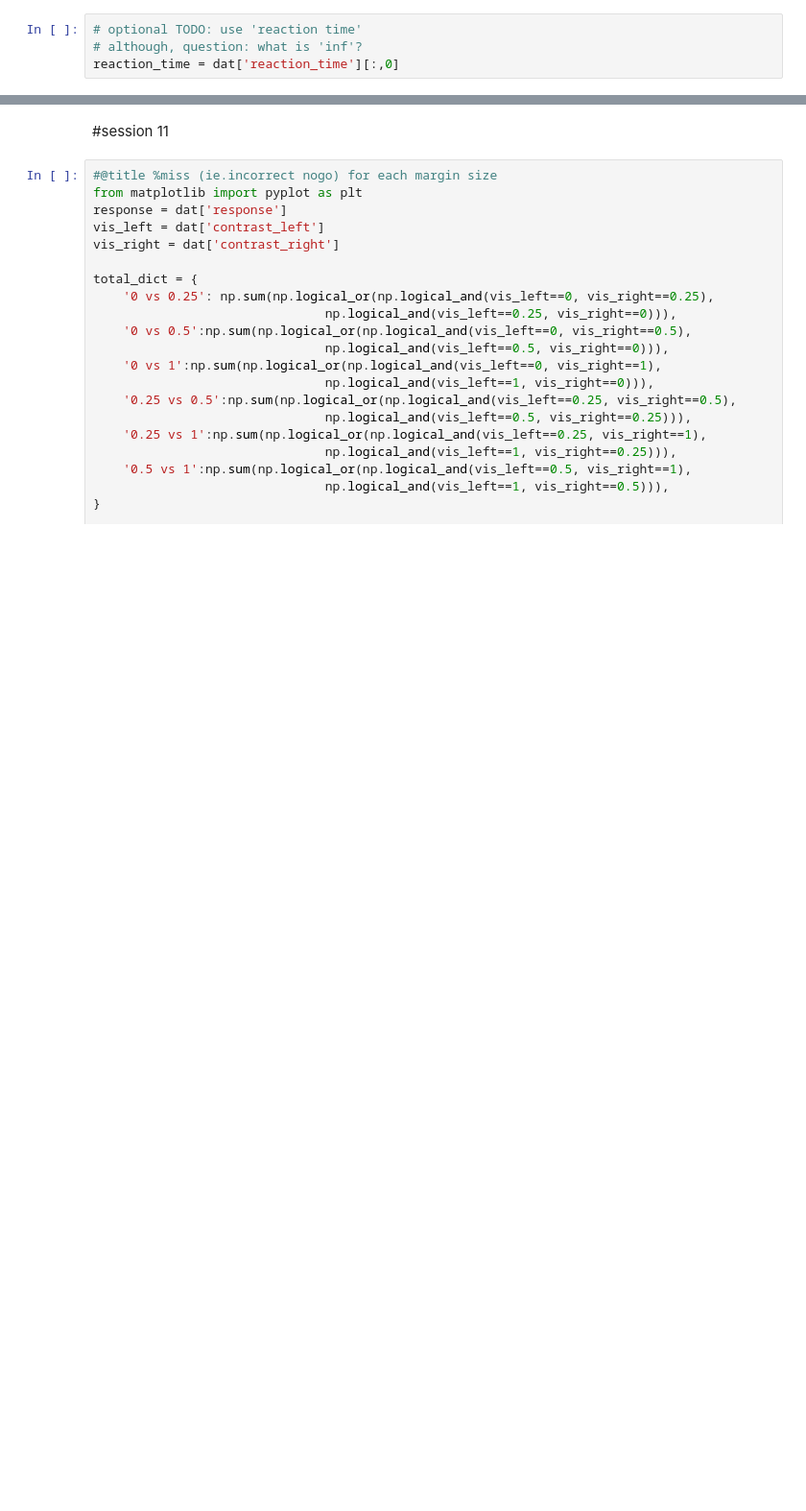
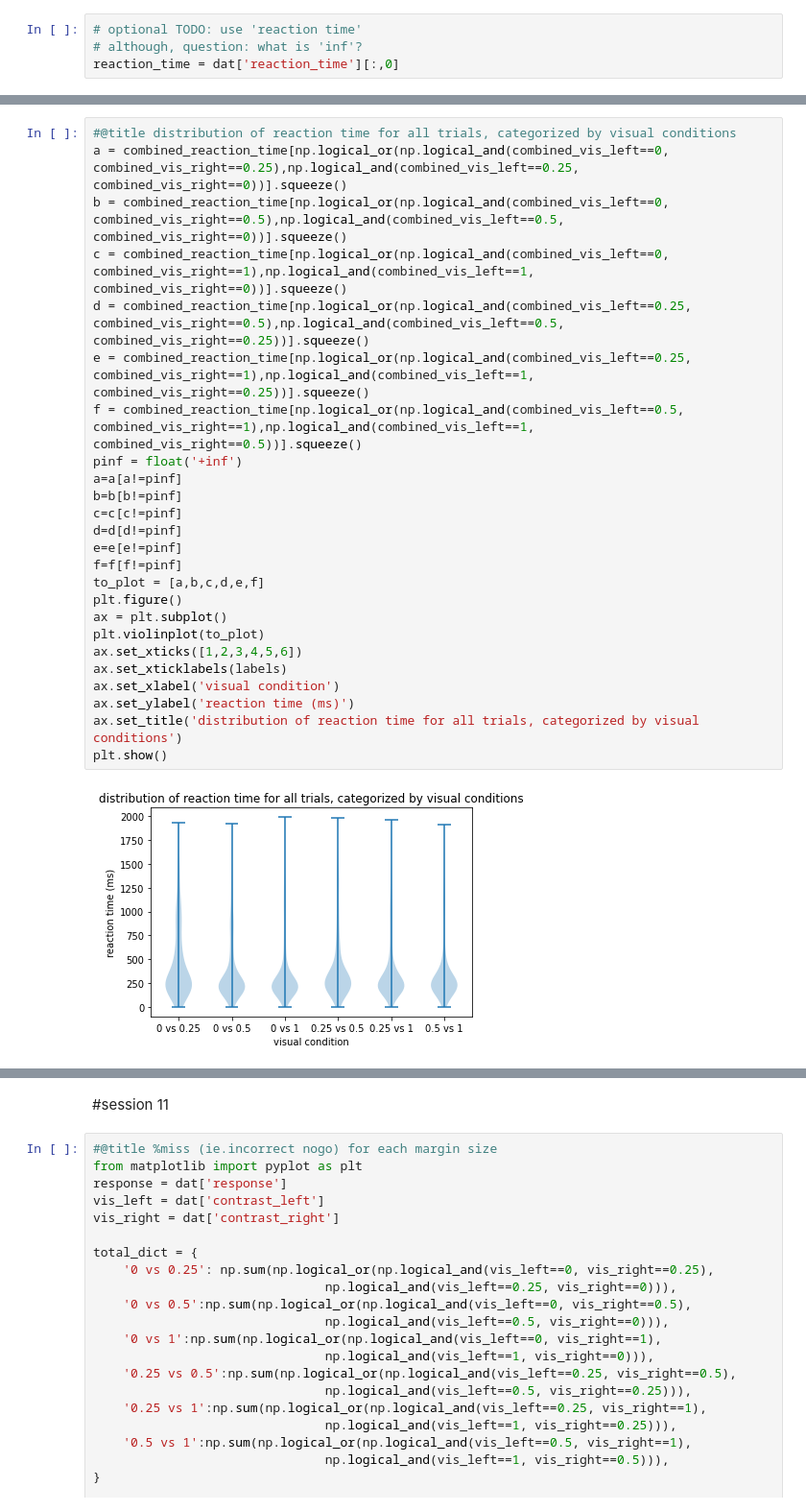
Before and after one commit to mitchellostrow/NM2020, a Jupyter notebook: Steinmetz_behaviour.ipynb, the cells around one changed output, grey strips where cells are left out. Shown at 96% size. Saved outputs shown, nothing was run; the diff lists cells and outputs as text; blank space fills up the shorter version.

```diff
--- a/Steinmetz_behaviour.ipynb
+++ b/Steinmetz_behaviour.ipynb
@@ -44,0 +179,27 @@ reaction_time = dat['reaction_time'][:,0]
+# %%
+#@title distribution of reaction time for all trials, categorized by visual conditions
+a = combined_reaction_time[np.logical_or(np.logical_and(combined_vis_left==0, combined_vis_right==0.25),np.logical_and(combined_vis_left==0.25, combined_vis_right==0))].squeeze()
+b = combined_reaction_time[np.logical_or(np.logical_and(combined_vis_left==0, combined_vis_right==0.5),np.logical_and(combined_vis_left==0.5, combined_vis_right==0))].squeeze()
+c = combined_reaction_time[np.logical_or(np.logical_and(combined_vis_left==0, combined_vis_right==1),np.logical_and(combined_vis_left==1, combined_vis_right==0))].squeeze()
+d = combined_reaction_time[np.logical_or(np.logical_and(combined_vis_left==0.25, combined_vis_right==0.5),np.logical_and(combined_vis_left==0.5, combined_vis_right==0.25))].squeeze()
+e = combined_reaction_time[np.logical_or(np.logical_and(combined_vis_left==0.25, combined_vis_right==1),np.logical_and(combined_vis_left==1, combined_vis_right==0.25))].squeeze()
+f = combined_reaction_time[np.logical_or(np.logical_and(combined_vis_left==0.5, combined_vis_right==1),np.logical_and(combined_vis_left==1, combined_vis_right==0.5))].squeeze()
+pinf = float('+inf')
+a=a[a!=pinf]
+b=b[b!=pinf]
+c=c[c!=pinf]
+d=d[d!=pinf]
+e=e[e!=pinf]
+f=f[f!=pinf]
+to_plot = [a,b,c,d,e,f]
+plt.figure()
+ax = plt.subplot()
+plt.violinplot(to_plot)
+ax.set_xticks([1,2,3,4,5,6])
+ax.set_xticklabels(labels)
+ax.set_xlabel('visual condition')
+ax.set_ylabel('reaction time (ms)')
+ax.set_title('distribution of reaction time for all trials, categorized by visual conditions')
+plt.show()
+# %% [output]
+[figure, added]
```
Also changed, not shown: parts of 9 cells of this notebook.
